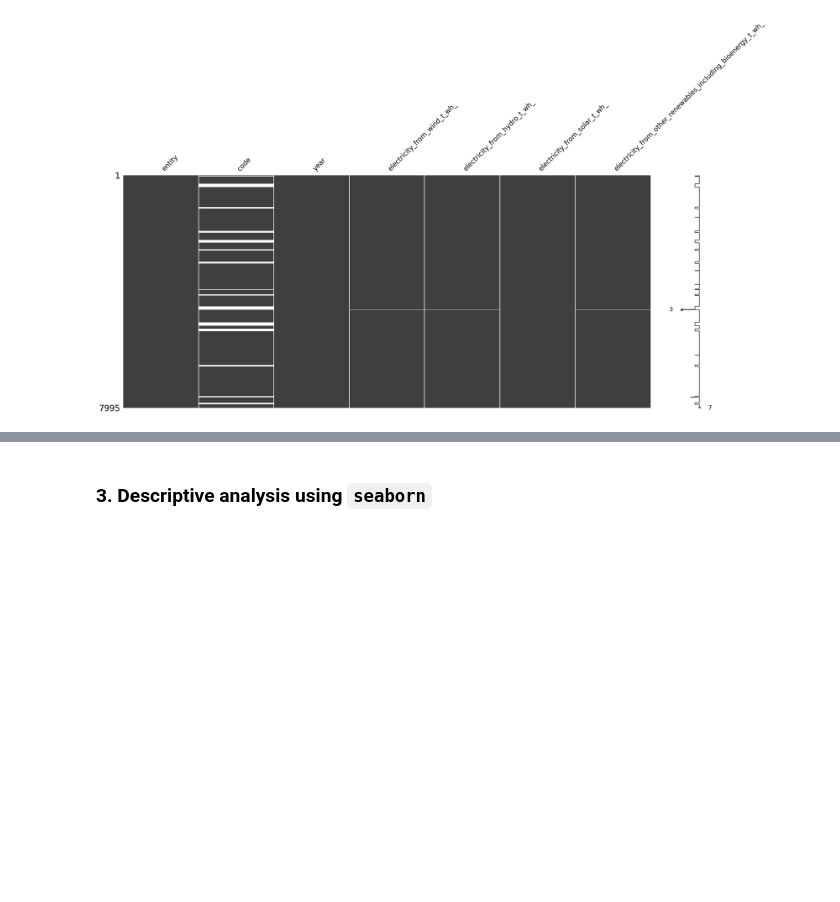
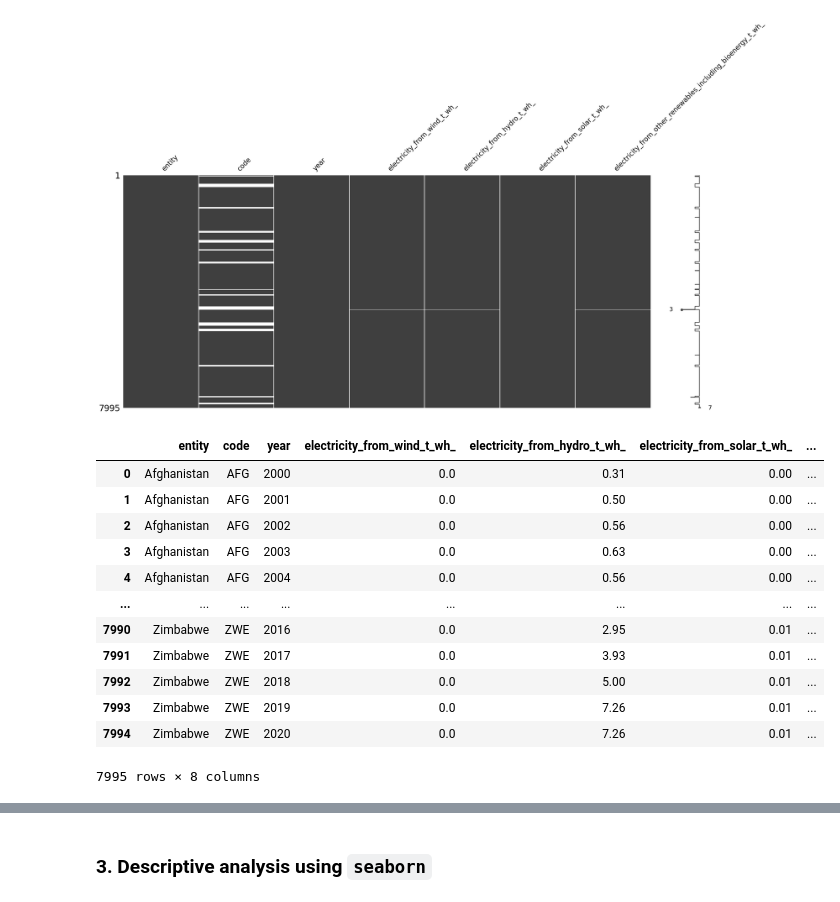
Before and after one commit to fenilenvinileno97/linear_regression, a Jupyter notebook: 4-final-project.ipynb, the cells around one changed output, grey strips where cells are left out. Drawn from its saved outputs; the diff is of its cells as text; code cells hidden in the pictures; blank space fills up the shorter version.

Commit message:
(build) 4-final-project.ipynb was updated to create a new column named region in mprod_df

```diff
--- a/4-final-project.ipynb
+++ b/4-final-project.ipynb
@@ -132,0 +135,20 @@ msno.matrix(mprod_df);
+# %%
+mprod_df["region"] = mprod_df["entity"].apply(
+    lambda country: next((r for r, countries in co.regions.items() if country in countries), "Other group/region")
+)
+# %%
+mprod_df
+# %% [output]
+|  | entity | code | year | electricity_from_wind_t_wh_ | electricity_from_hydro_t_wh_ | electricity_from_solar_t_wh_ | ... |
+| 0 | Afghanistan | AFG | 2000 | 0.0 | 0.31 | 0.00 | ... |
+| 1 | Afghanistan | AFG | 2001 | 0.0 | 0.50 | 0.00 | ... |
+| 2 | Afghanistan | AFG | 2002 | 0.0 | 0.56 | 0.00 | ... |
+| 3 | Afghanistan | AFG | 2003 | 0.0 | 0.63 | 0.00 | ... |
+| 4 | Afghanistan | AFG | 2004 | 0.0 | 0.56 | 0.00 | ... |
+| ... | ... | ... | ... | ... | ... | ... | ... |
+| 7990 | Zimbabwe | ZWE | 2016 | 0.0 | 2.95 | 0.01 | ... |
+| 7991 | Zimbabwe | ZWE | 2017 | 0.0 | 3.93 | 0.01 | ... |
+| 7992 | Zimbabwe | ZWE | 2018 | 0.0 | 5.00 | 0.01 | ... |
+| 7993 | Zimbabwe | ZWE | 2019 | 0.0 | 7.26 | 0.01 | ... |
+| 7994 | Zimbabwe | ZWE | 2020 | 0.0 | 7.26 | 0.01 | ... |
+7995 rows × 8 columns
```
Also changed, not shown: parts of 2 cells of this notebook, 1 other file.
